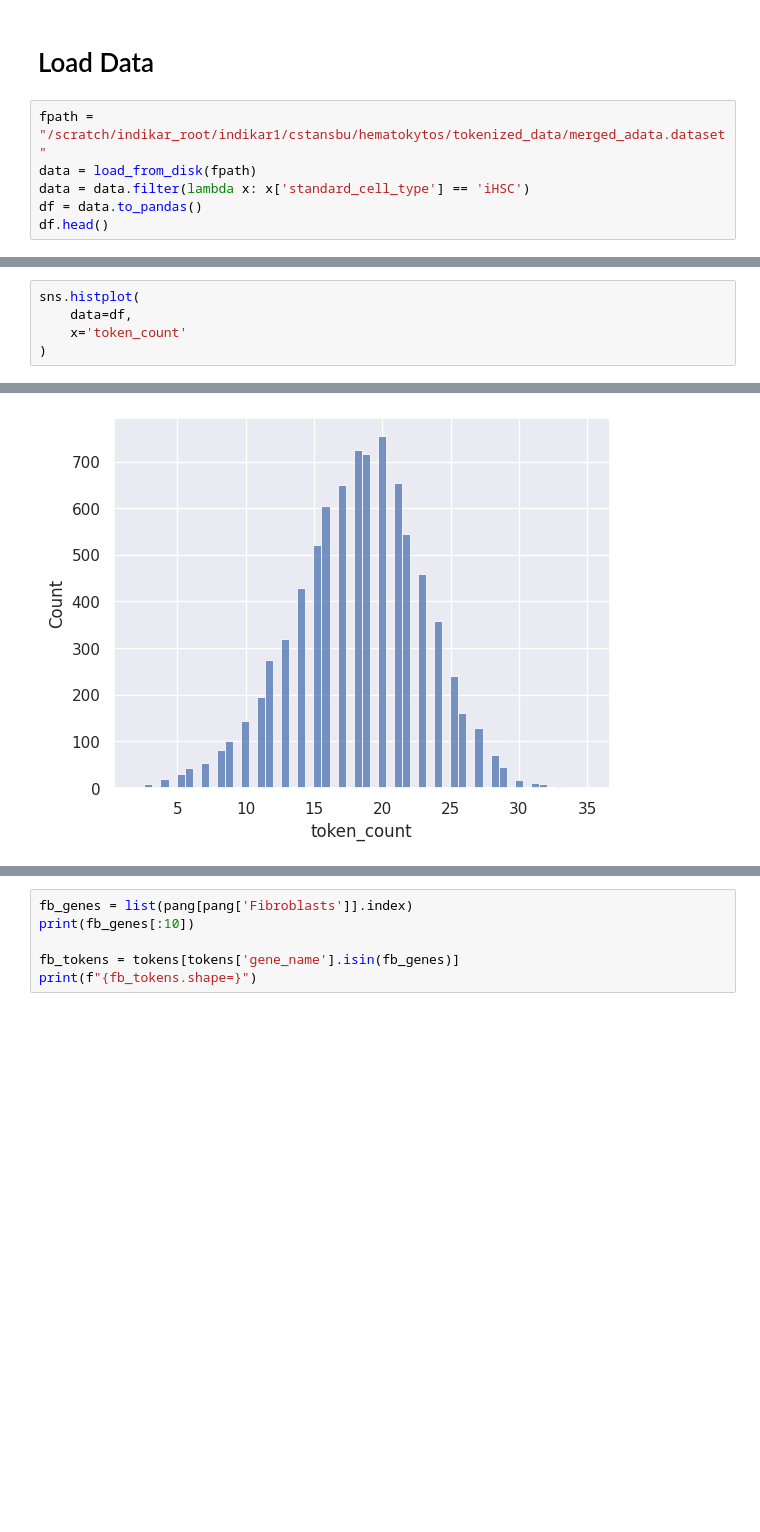
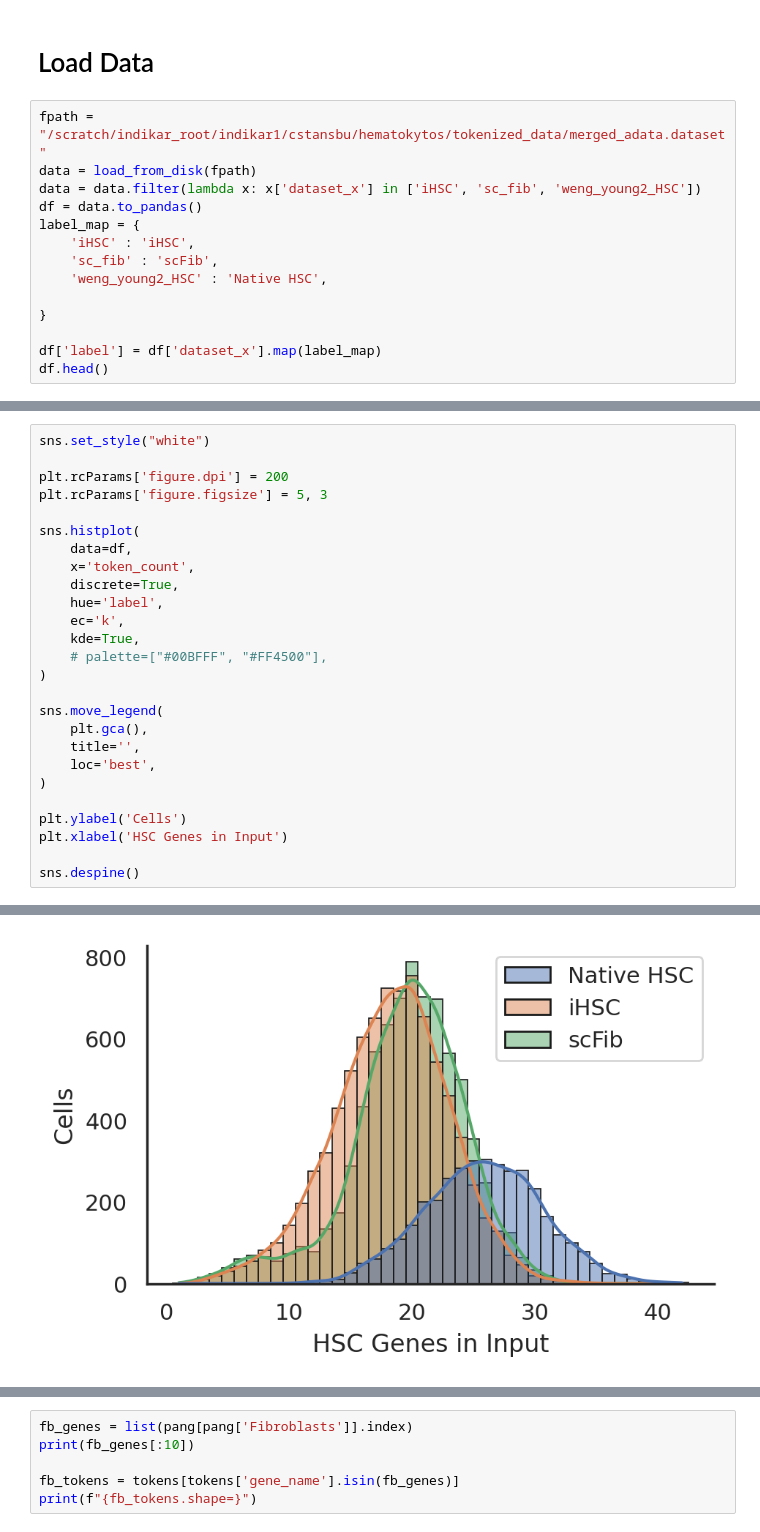
Before and after one commit to CooperStansbury/hematokytos, a Jupyter notebook: notebooks/gene_expression.ipynb, the cells around one changed output, grey strips where cells are left out. Drawn from its saved outputs; the diff is of its cells as text; blank space fills up the shorter version.

```diff
--- a/notebooks/gene_expression.ipynb
+++ b/notebooks/gene_expression.ipynb
@@ -94,8 +94,16 @@ hsc_tokens.shape=(177, 7)
 # %%
 fpath = "/scratch/indikar_root/indikar1/cstansbu/hematokytos/tokenized_data/merged_adata.dataset"
 data = load_from_disk(fpath)
-data = data.filter(lambda x: x['standard_cell_type'] == 'iHSC')
+data = data.filter(lambda x: x['dataset_x'] in ['iHSC', 'sc_fib', 'weng_young2_HSC'])
 df = data.to_pandas()
+label_map = {
+    'iHSC' : 'iHSC',
+    'sc_fib' : 'scFib',
+    'weng_young2_HSC' : 'Native HSC',
+
+}
+
+df['label'] = df['dataset_x'].map(label_map)
 df.head()
 # %% [output]
 |  | n_genes | dataset_x | n_genes_by_counts | total_counts | obs_index | cell_type | dataset_y | ... |
@@ -129,6 +176,27 @@ df.head()
 # %%
+sns.set_style("white")
+
+plt.rcParams['figure.dpi'] = 200
+plt.rcParams['figure.figsize'] = 5, 3
+
 sns.histplot(
     data=df,
-    x='token_count'
+    x='token_count',
+    discrete=True,
+    hue='label',
+    ec='k',
+    kde=True,
+    # palette=["#00BFFF", "#FF4500"],
 )
+
+sns.move_legend(
+    plt.gca(),
+    title='',
+    loc='best',
+)
+
+plt.ylabel('Cells')
+plt.xlabel('HSC Genes in Input')
+
+sns.despine()
 # %% [output]
@@ -136 +203 @@ sns.histplot(
-[figure, old version]
+[figure, new version]
```
Also changed, not shown: parts of 8 cells of this notebook, 3 other files.
